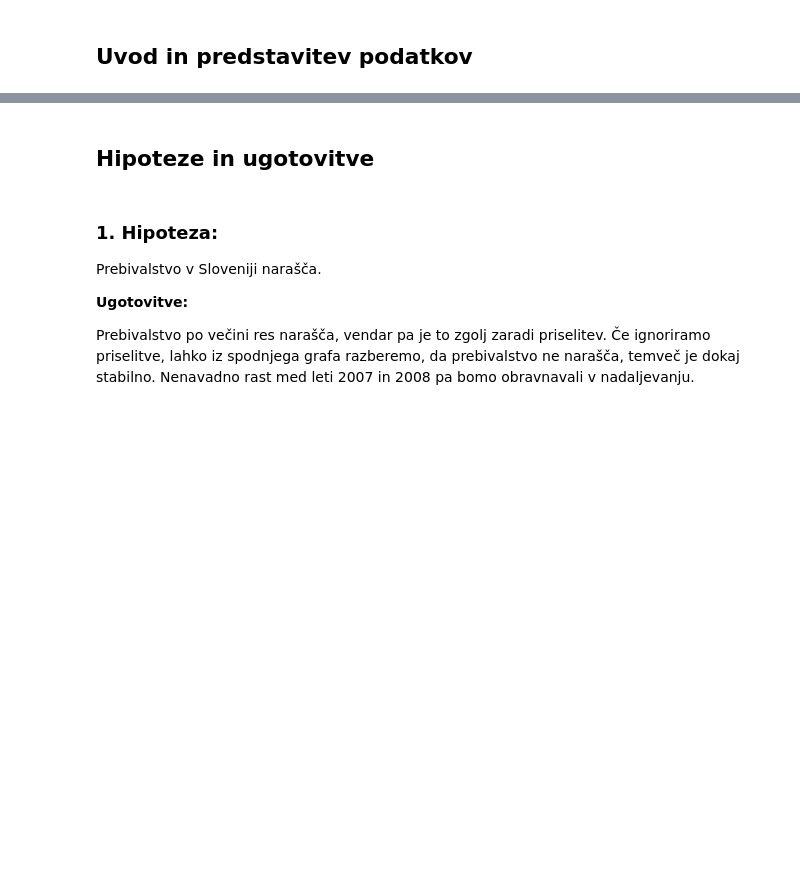
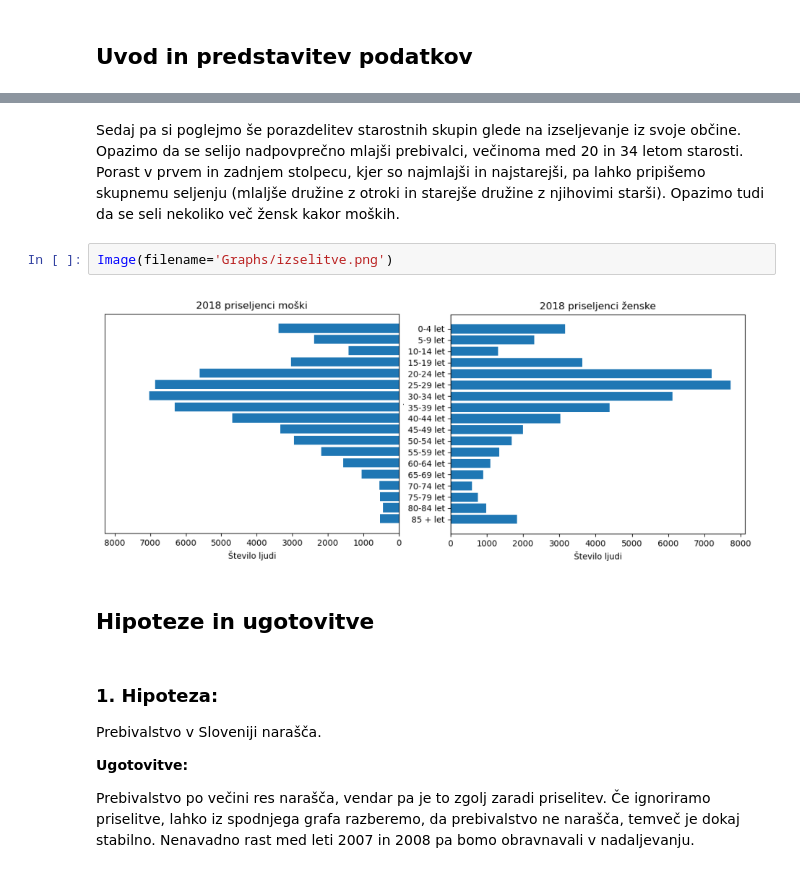
Before and after one commit to TilenMocnik/PR20TMJDLK, a Jupyter notebook: report.ipynb, the cells around one changed output, grey strips where cells are left out. Saved outputs shown, nothing was run; the diff lists cells and outputs as text; blank space fills up the shorter version.

```diff
--- a/report.ipynb
+++ b/report.ipynb
@@ -16,3 +26,9 @@ Za nekatere od zgoraj naštetih podatkov smo imeli na voljo celo več tabel, ven
+# %% [markdown]
+Sedaj pa si poglejmo še porazdelitev starostnih skupin glede na izseljevanje iz svoje občine. Opazimo da se selijo nadpovprečno mlajši prebivalci, večinoma med 20 in 34 letom starosti. Porast v prvem in zadnjem stolpecu, kjer so najmlajši in najstarejši, pa lahko pripišemo skupnemu seljenju (mlaljše družine z otroki in starejše družine z njihovimi starši). Opazimo tudi da se seli nekoliko več žensk kakor moških.
+# %%
+Image(filename='Graphs/izselitve.png')
+# %% [output]
+[figure, added]
 # %% [markdown]
 <h2>Hipoteze in ugotovitve</h2>
 # %% [markdown]
```
Also changed, not shown: parts of 32 cells of this notebook.
